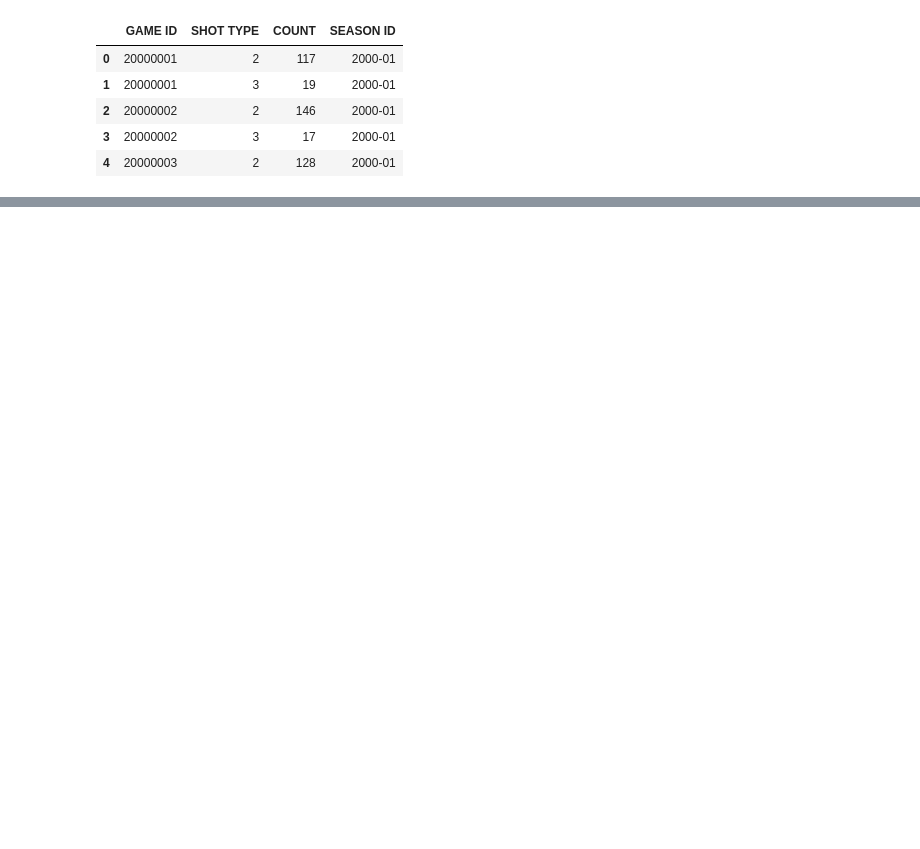
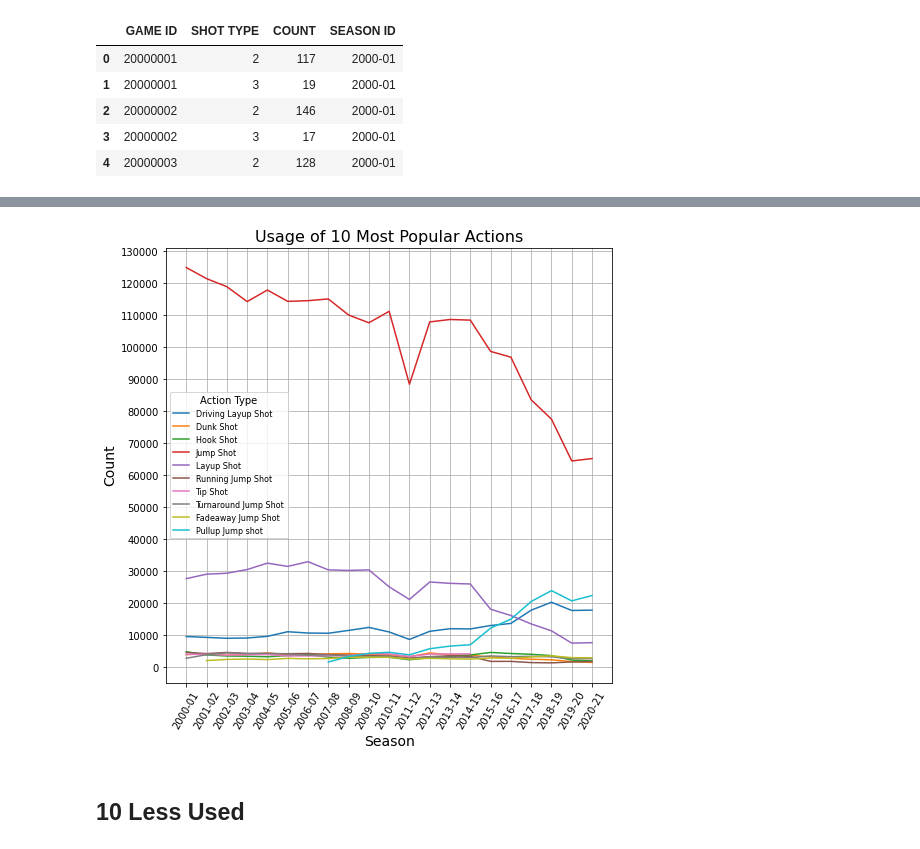
Before and after one commit to kmcsquared/TFM, a Jupyter notebook: shots.ipynb, the cells around one changed output, grey strips where cells are left out. Cells and saved outputs as stored; diff of their text form; code cells hidden in the pictures; blank space fills up the shorter version.

```diff
--- a/shots.ipynb
+++ b/shots.ipynb
@@ -194,0 +424,3 @@ plt.legend(['2PT', '3PT'], title='Shot Type', loc=1, fontsize=9.5)
+# %%
+action_types = all_shots.groupby(['SEASON ID', 'ACTION TYPE']).size().reset_index(name='COUNT')
+action_types
@@ -194,0 +443,6 @@ plt.legend(['2PT', '3PT'], title='Shot Type', loc=1, fontsize=9.5)
+# %%
+# GOAL: Find 10 actions that have been used the most
+actions_most_used = action_types.groupby(['ACTION TYPE']).sum().reset_index()
+actions_most_used = actions_most_used.sort_values('COUNT', ascending=False).reset_index(drop=True)[:10]['ACTION TYPE']
+actions_most_used = action_types[action_types['ACTION TYPE'].isin(actions_most_used)].reset_index(drop=True)
+actions_most_used
@@ -194,0 +463,19 @@ plt.legend(['2PT', '3PT'], title='Shot Type', loc=1, fontsize=9.5)
+# %%
+plt.figure(figsize=(8,8))
+plt.title('Usage of 10 Most Popular Actions', fontsize=16)
+plt.xlabel('Season', fontsize=14)
+plt.ylabel('Count', fontsize=14)
+plt.tick_params(axis='x', which='major', labelsize=10, rotation=60)
+plt.grid(True)
+
+for action in actions_most_used['ACTION TYPE'].unique():
+    action_series = actions_most_used[actions_most_used['ACTION TYPE'] == action]
+    plt.plot(action_series['SEASON ID'], action_series['COUNT'], label=action)
+
+plt.legend(fontsize=8, title='Action Type')
+plt.yticks(np.arange(0, plt.ylim()[1], step=10000))
+plt.show()
+# %% [output]
+[figure, added]
+# %% [markdown]
+## 10 Less Used
```
Also changed, not shown: parts of 29 cells of this notebook, 4 other files.
